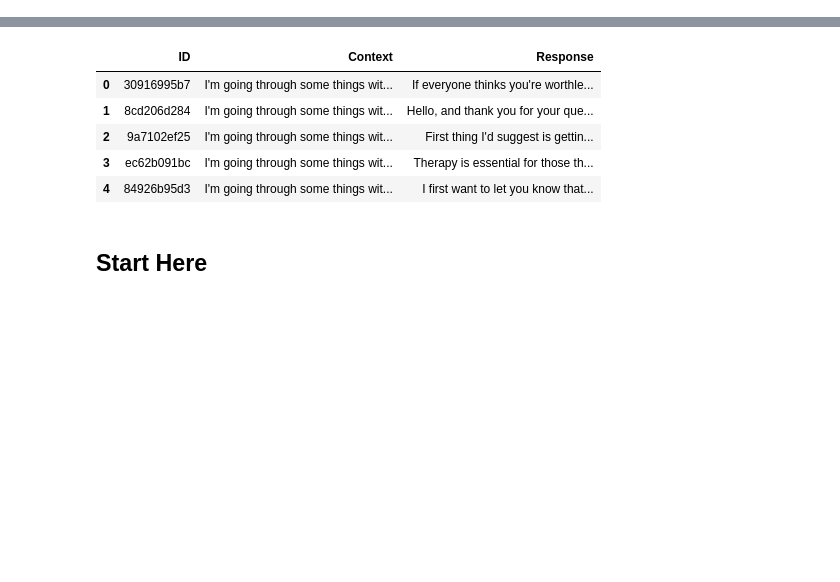
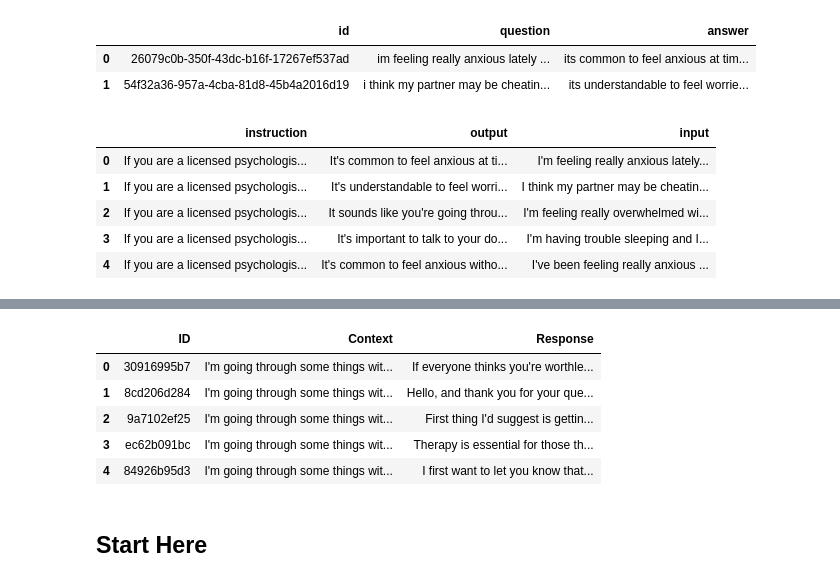
Before and after one commit to Taciturny/Mental_Health_Convo, a Jupyter notebook: data_ingestion.ipynb, the cells around one changed output, grey strips where cells are left out. Saved outputs shown, nothing was run; the diff lists cells and outputs as text; code cells hidden in the pictures; blank space fills up the shorter version.

```diff
--- a/data_ingestion.ipynb
+++ b/data_ingestion.ipynb
@@ -7,3 +9,23 @@ df = pd.read_parquet('data/preprocessed_data.parquet')
 # df.to_pickle('data/preprocessed_data.pkl')
 # Display the first few rows of the DataFrame
 # print(df.head(3))
+# %%
+pd.set_option('display.max_rows', None)
+pd.set_option('display.max_colwidth', None)
+
+df = pd.read_parquet('data/men_hea.parquet')
+df.head(2)
+# %% [output]
+|  | id | question | answer |
+| 0 | 26079c0b-350f-43dc-b16f-17267ef537ad | im feeling really anxious lately ... | its common to feel anxious at tim... |
+| 1 | 54f32a36-957a-4cba-81d8-45b4a2016d19 | i think my partner may be cheatin... | its understandable to feel worrie... |
+# %%
+df = pd.read_parquet('data/hea.parquet')
+df.head()
+# %% [output]
+|  | instruction | output | input |
+| 0 | If you are a licensed psychologis... | It's common to feel anxious at ti... | I'm feeling really anxious lately... |
+| 1 | If you are a licensed psychologis... | It's understandable to feel worri... | I think my partner may be cheatin... |
+| 2 | If you are a licensed psychologis... | It sounds like you're going throu... | I'm feeling really overwhelmed wi... |
+| 3 | If you are a licensed psychologis... | It's important to talk to your do... | I'm having trouble sleeping and I... |
+| 4 | If you are a licensed psychologis... | It's common to feel anxious witho... | I've been feeling really anxious ... |
```
Also changed, not shown: parts of 21 cells of this notebook, 24 other files.
